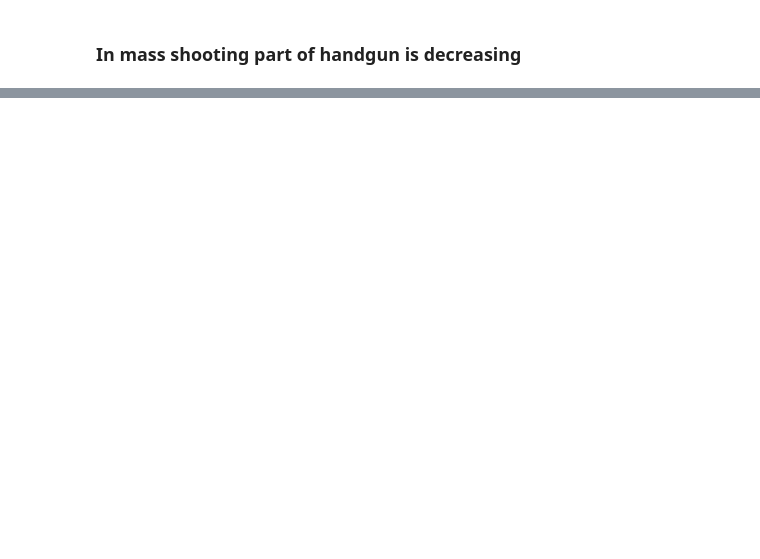
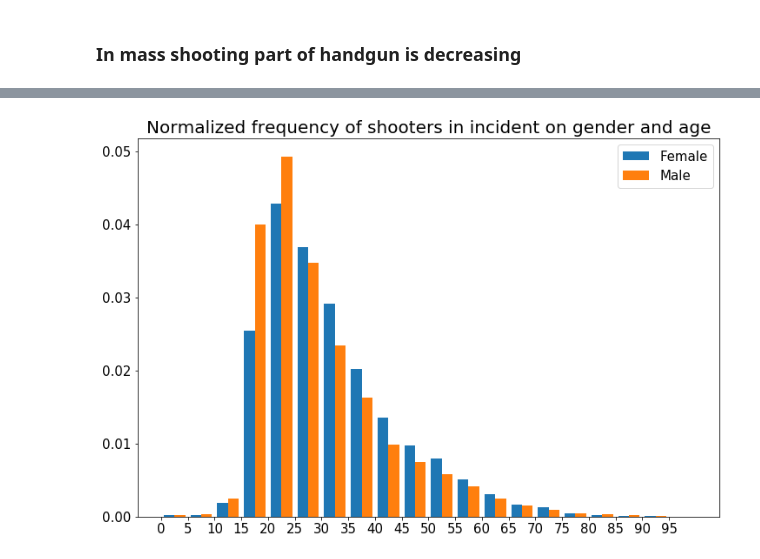
Before and after one commit to belkasanek/eda-gun-violence, a Jupyter notebook: gun_violence_eda.ipynb, the cells around one changed output, grey strips where cells are left out. Saved outputs shown, nothing was run; the diff lists cells and outputs as text; code cells hidden in the pictures; blank space fills up the shorter version.

```diff
--- a/gun_violence_eda.ipynb
+++ b/gun_violence_eda.ipynb
@@ -415,0 +502,13 @@ for i, temp_dict in enumerate(temp_list_with_dict):
+# %%
+fig = plt.figure(figsize=(12, 8))
+temp = np.concatenate([df.loc[(df['gender_%s' % i] == 'Female') & (df['type_%s' % i] == 'Subject-Suspect'),
+                              'age_%s' % i].dropna().apply(int).values for i in range(n_people)])
+temp2 = np.concatenate([df.loc[(df['gender_%s' % i] == 'Male') & (df['type_%s' % i] == 'Subject-Suspect'),
+                               'age_%s' % i].dropna().apply(int).values for i in range(n_people)])
+plt.hist([temp, temp2], bins=20, normed=True, label=['Female', 'Male']);
+plt.legend(fontsize=15)
+plt.title('Normalized frequency of shooters in incident on gender and age', fontdict={'fontsize' : 20})
+plt.xticks(np.arange(0, 100, step=5), fontsize=15);
+plt.yticks(fontsize=15);
+# %% [output]
+[figure, added]
```
Also changed, not shown: parts of 37 cells of this notebook.
